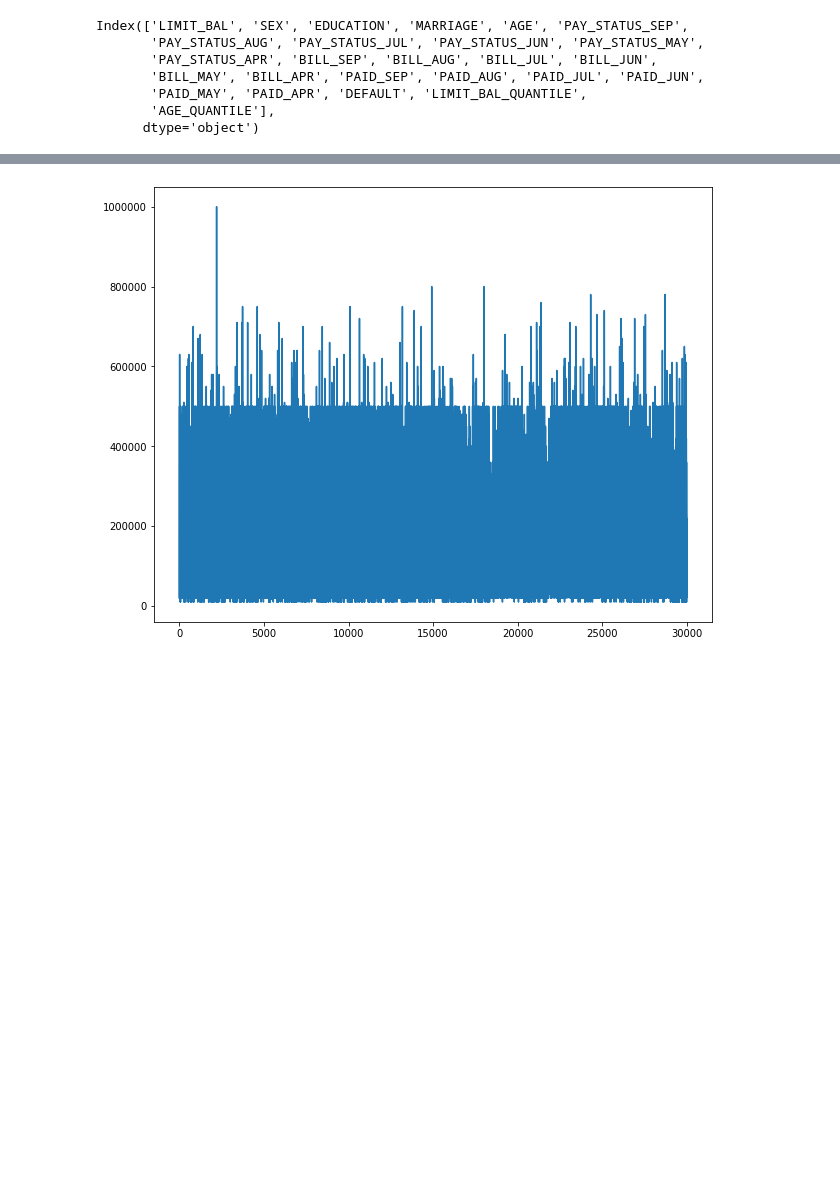
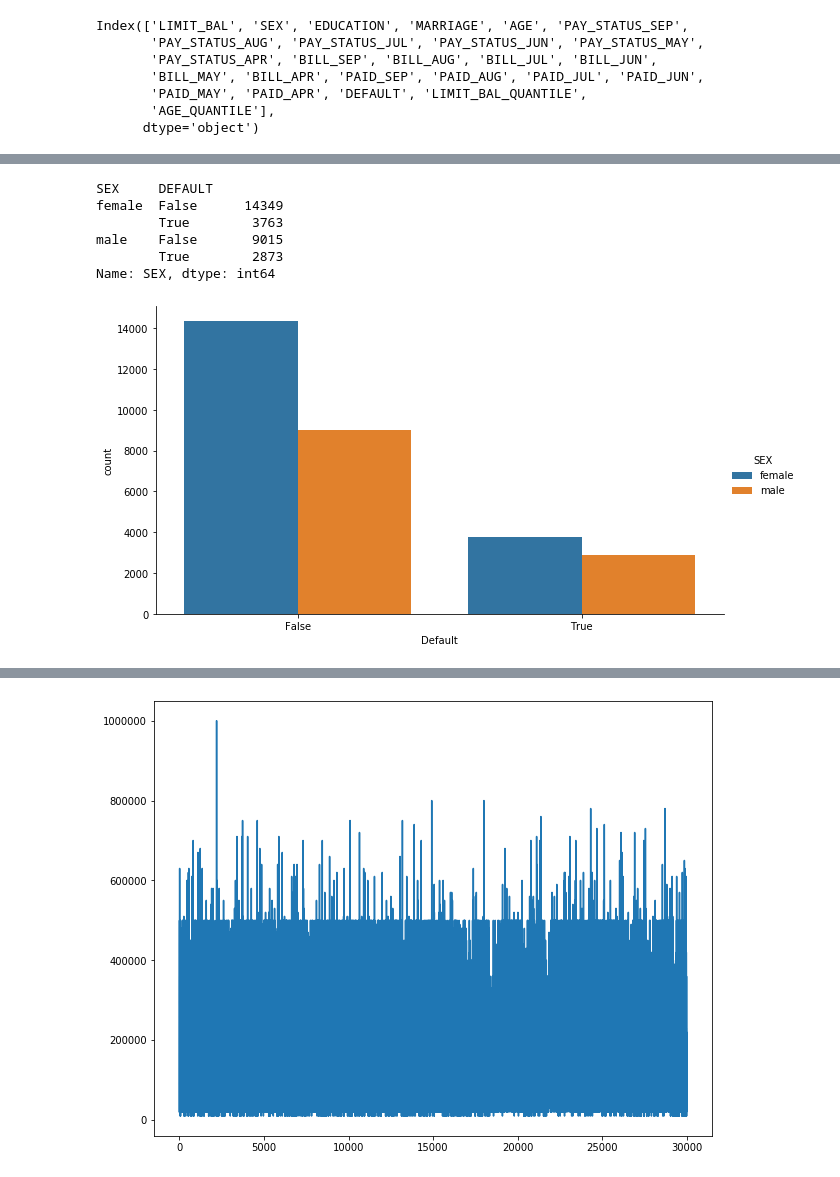
Before and after one commit to evillag/xtol_m5, a Jupyter notebook: T2/EDA_M5T2.ipynb, the cells around one changed output, grey strips where cells are left out. Drawn from its saved outputs; the diff is of its cells as text; code cells hidden in the pictures; blank space fills up the shorter version.

```diff
--- a/T2/EDA_M5T2.ipynb
+++ b/T2/EDA_M5T2.ipynb
@@ -301,0 +325,13 @@ Line Plots
+# %%
+# Group by Gender and default status
+g = sns.catplot('DEFAULT', data=credit, hue='SEX', kind='count', aspect=1.75)
+g.set_xlabels('Default')
+credit.groupby(['SEX', 'DEFAULT'])['SEX'].count()
+# %% [output]
+SEX     DEFAULT
+female  False      14349
+        True        3763
+male    False       9015
+        True        2873
+Name: SEX, dtype: int64
+[figure, added]
```
Also changed, not shown: parts of 12 cells of this notebook.
